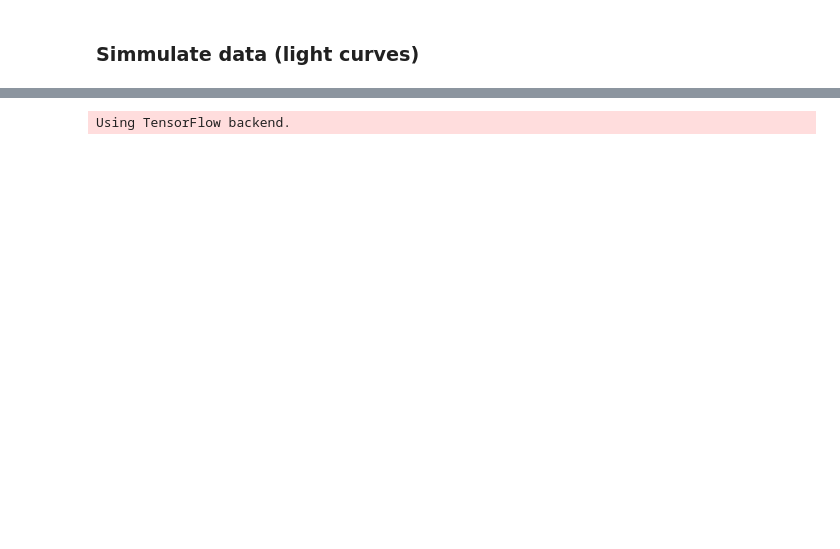
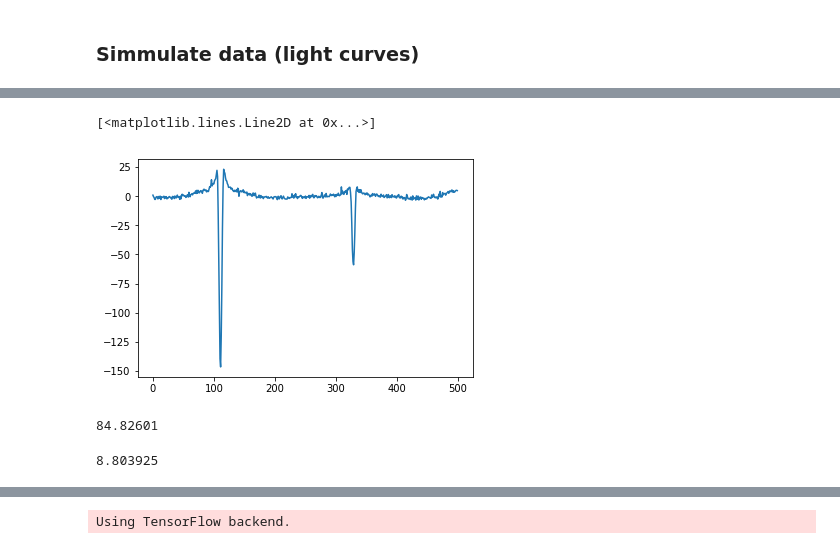
Before and after one commit to harel-coffee/PIIC19-auto, a Jupyter notebook: code/obj1/TryKerasArchitecture.ipynb, the cells around one changed output, grey strips where cells are left out. Saved outputs shown, nothing was run; the diff lists cells and outputs as text; code cells hidden in the pictures; blank space fills up the shorter version.

```diff
--- a/code/obj1/TryKerasArchitecture.ipynb
+++ b/code/obj1/TryKerasArchitecture.ipynb
@@ -39,0 +114,15 @@ X_train.shape
+# %%
+import numpy as np
+
+X_lc = np.load("../../../Datos_npy/koi_light_curves.npy")
+X_lc_time = np.load("../../../Datos_npy/koi_light_curves_time.npy")
+X_lc_error = np.load("../../../Datos_npy/koi_light_curves_error.npy")
+
+#fill empty with zero??-- o despues mejor..
+
+X_lc_train = X_lc[mask_train]
+X_lc_test = X_lc[mask_test]
+X_lc_unb = X_lc[mask_unlabeled]
+
+T = X_lc.shape[1]
+X_lc_train
@@ -39,0 +150,23 @@ X_train.shape
+# %%
+#proceso limpiador como el que realiza kepler..
+class CleanLC(object):
+
+    def __init__(self):
+        return
+
+    def process(self,x):
+
+        return_x = x - np.nanmedian(x, axis=1, keepdims=True) #centered median by light-curve
+
+
+        return np.nan_to_num(return_x)
+    #detrend-- eliminar tendencia (con ajuste lineal)
+    #centrar la curva restando por la mediana (intervalos)  as astronomical data has many extreme values, median is better
+    #whitened
+    #eliminar outliers positivos?? (events or errors)
+# %%
+lc_cleaner = CleanLC()
+
+X_lc_train = lc_cleaner.process(X_lc_train)
+X_lc_test = lc_cleaner.process(X_lc_test)
+X_lc_train
@@ -39,0 +248,13 @@ X_train.shape
+# %%
+plt.plot(X_lc_train[2][:500])
+# %% [output]
+[<matplotlib.lines.Line2D at 0x...>]
+[figure, added]
+# %%
+ownpro.min # as mean
+# %% [output]
+84.82601
+# %%
+ownpro.min # as median
+# %% [output]
+8.803925
```
Also changed, not shown: parts of 73 cells of this notebook.
